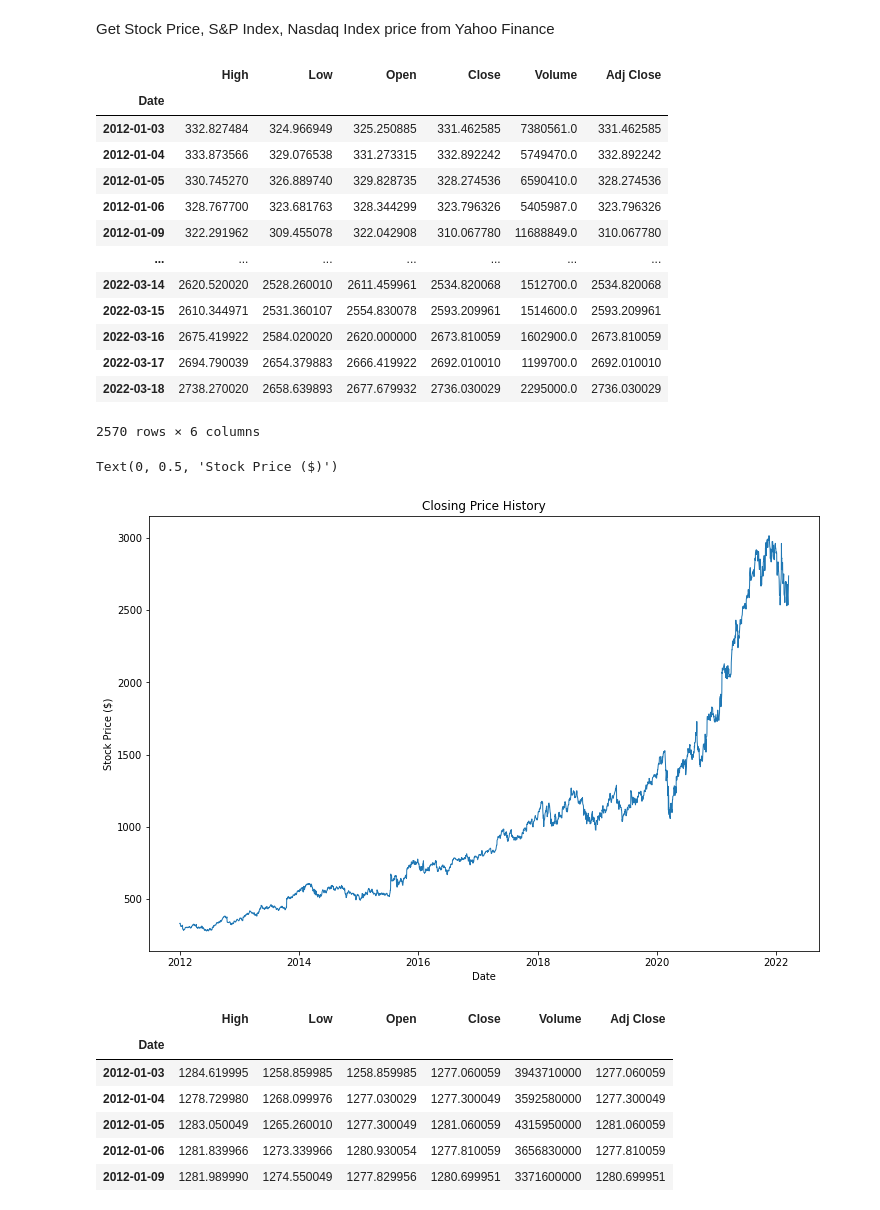
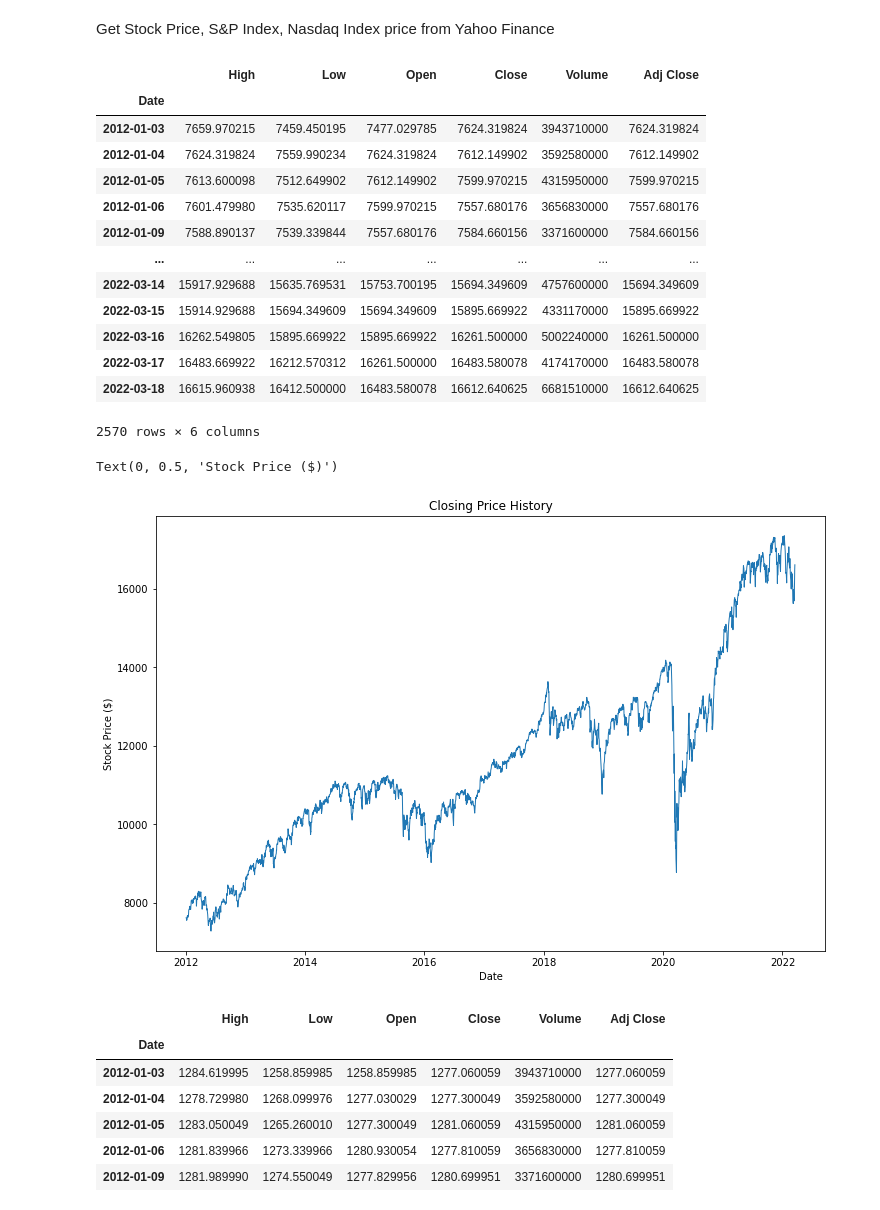
Before and after one commit to palakagl/AI-in-Finance, a Jupyter notebook: Stock_Price_Prediction_LSTM_with_Multiple_Features.ipynb, the cells around one changed output. Drawn from its saved outputs; the diff is of its cells as text; code cells hidden in the pictures.

```diff
--- a/Stock_Price_Prediction_LSTM_with_Multiple_Features.ipynb
+++ b/Stock_Price_Prediction_LSTM_with_Multiple_Features.ipynb
@@ -58,23 +58,23 @@ from tensorflow.keras.callbacks import ModelCheckpoint, EarlyStopping
 # %% [markdown]
 Get Stock Price, S&P Index, Nasdaq Index price from Yahoo Finance
 # %%
-df_stock = web.DataReader('GOOG', 'yahoo', start='2012-01-01', end='2022-03-20')
+df_stock = web.DataReader('^NYA', 'yahoo', start='2012-01-01', end='2022-03-20')
 
 df_stock
 # %% [output]
 |  | High | Low | Open | Close | Volume | Adj Close |
 | Date |  |  |  |  |  |  |
-| 2012-01-03 | 332.827484 | 324.966949 | 325.250885 | 331.462585 | 7380561.0 | 331.462585 |
-| 2012-01-04 | 333.873566 | 329.076538 | 331.273315 | 332.892242 | 5749470.0 | 332.892242 |
-| 2012-01-05 | 330.745270 | 326.889740 | 329.828735 | 328.274536 | 6590410.0 | 328.274536 |
-| 2012-01-06 | 328.767700 | 323.681763 | 328.344299 | 323.796326 | 5405987.0 | 323.796326 |
-| 2012-01-09 | 322.291962 | 309.455078 | 322.042908 | 310.067780 | 11688849.0 | 310.067780 |
+| 2012-01-03 | 7659.970215 | 7459.450195 | 7477.029785 | 7624.319824 | 3943710000 | 7624.319824 |
+| 2012-01-04 | 7624.319824 | 7559.990234 | 7624.319824 | 7612.149902 | 3592580000 | 7612.149902 |
+| 2012-01-05 | 7613.600098 | 7512.649902 | 7612.149902 | 7599.970215 | 4315950000 | 7599.970215 |
+| 2012-01-06 | 7601.479980 | 7535.620117 | 7599.970215 | 7557.680176 | 3656830000 | 7557.680176 |
+| 2012-01-09 | 7588.890137 | 7539.339844 | 7557.680176 | 7584.660156 | 3371600000 | 7584.660156 |
 | ... | ... | ... | ... | ... | ... | ... |
-| 2022-03-14 | 2620.520020 | 2528.260010 | 2611.459961 | 2534.820068 | 1512700.0 | 2534.820068 |
-| 2022-03-15 | 2610.344971 | 2531.360107 | 2554.830078 | 2593.209961 | 1514600.0 | 2593.209961 |
-| 2022-03-16 | 2675.419922 | 2584.020020 | 2620.000000 | 2673.810059 | 1602900.0 | 2673.810059 |
-| 2022-03-17 | 2694.790039 | 2654.379883 | 2666.419922 | 2692.010010 | 1199700.0 | 2692.010010 |
-| 2022-03-18 | 2738.270020 | 2658.639893 | 2677.679932 | 2736.030029 | 2295000.0 | 2736.030029 |
+| 2022-03-14 | 15917.929688 | 15635.769531 | 15753.700195 | 15694.349609 | 4757600000 | 15694.349609 |
+| 2022-03-15 | 15914.929688 | 15694.349609 | 15694.349609 | 15895.669922 | 4331170000 | 15895.669922 |
+| 2022-03-16 | 16262.549805 | 15895.669922 | 15895.669922 | 16261.500000 | 5002240000 | 16261.500000 |
+| 2022-03-17 | 16483.669922 | 16212.570312 | 16261.500000 | 16483.580078 | 4174170000 | 16483.580078 |
+| 2022-03-18 | 16615.960938 | 16412.500000 | 16483.580078 | 16612.640625 | 6681510000 | 16612.640625 |
 2570 rows × 6 columns
 # %%
 plt.figure(figsize=(12,8))
@@ -84,7 +84,7 @@ plt.xlabel('Date')
 plt.ylabel('Stock Price ($)')
 # %% [output]
 Text(0, 0.5, 'Stock Price ($)')
-[figure, old version]
+[figure, new version]
 # %%
 df_snp = web.DataReader('^GSPC', 'yahoo', start='2012-01-01', end='2022-03-20')
 
```
Also changed, not shown: parts of 9 cells of this notebook.
